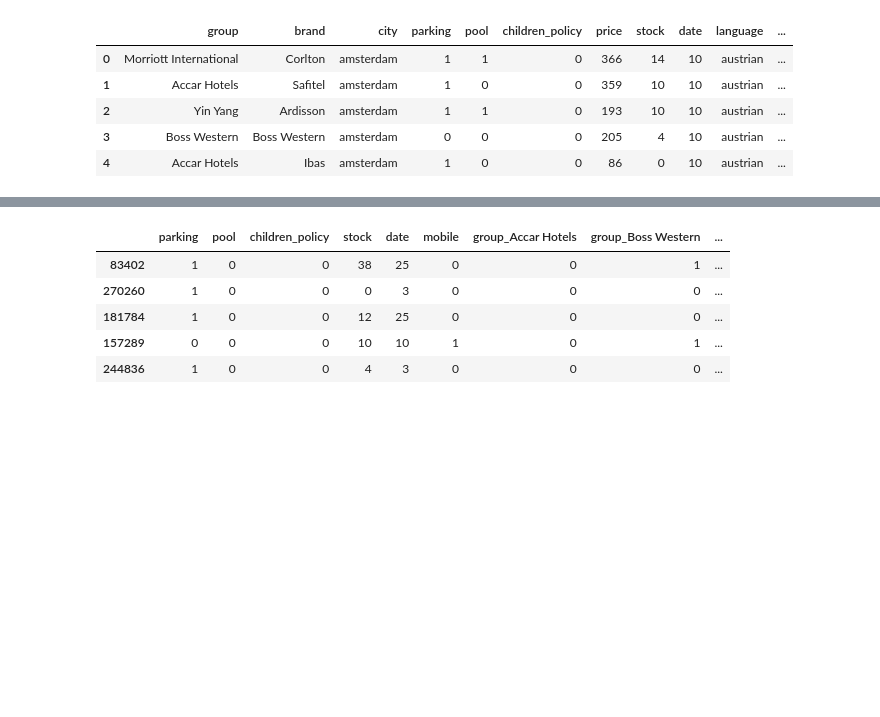
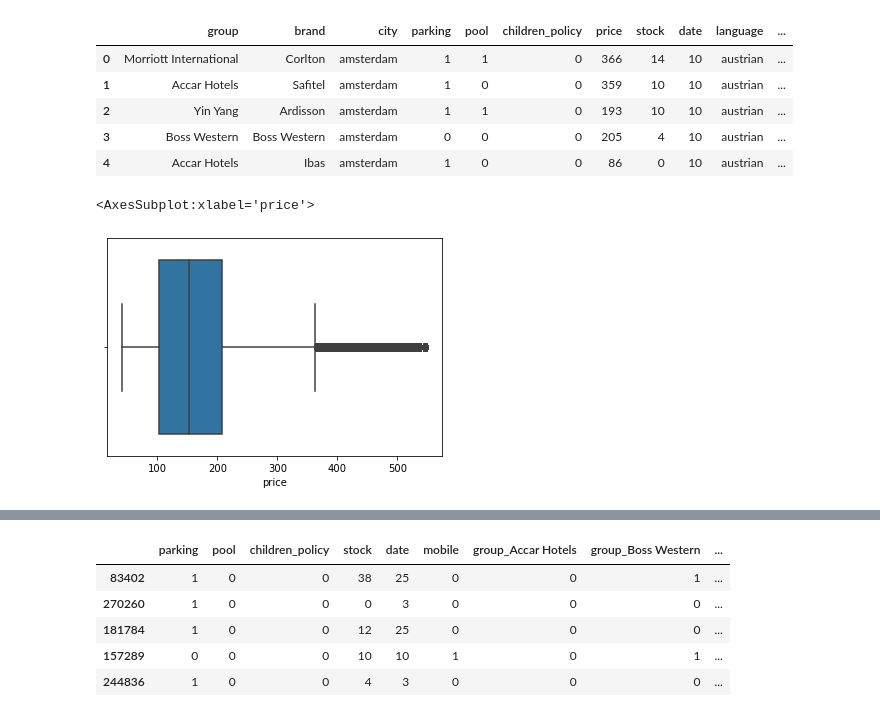
Before and after one commit to njulia1/Defi-IA-2023, a Jupyter notebook: Random Forest .ipynb, the cells around one changed output, grey strips where cells are left out. Saved outputs shown, nothing was run; the diff lists cells and outputs as text; code cells hidden in the pictures; blank space fills up the shorter version.

```diff
--- a/Random Forest .ipynb
+++ b/Random Forest .ipynb
@@ -28,3 +30,8 @@ requests.head()
 # %%
 #on transforme les variables en facteur
 requests=pd.get_dummies(requests, columns=['group','city','brand','language'])
+# %%
+sns.boxplot(requests["price"])
+# %% [output]
+<AxesSubplot:xlabel='price'>
+[figure, added]
```
Also changed, not shown: parts of 15 cells of this notebook.
